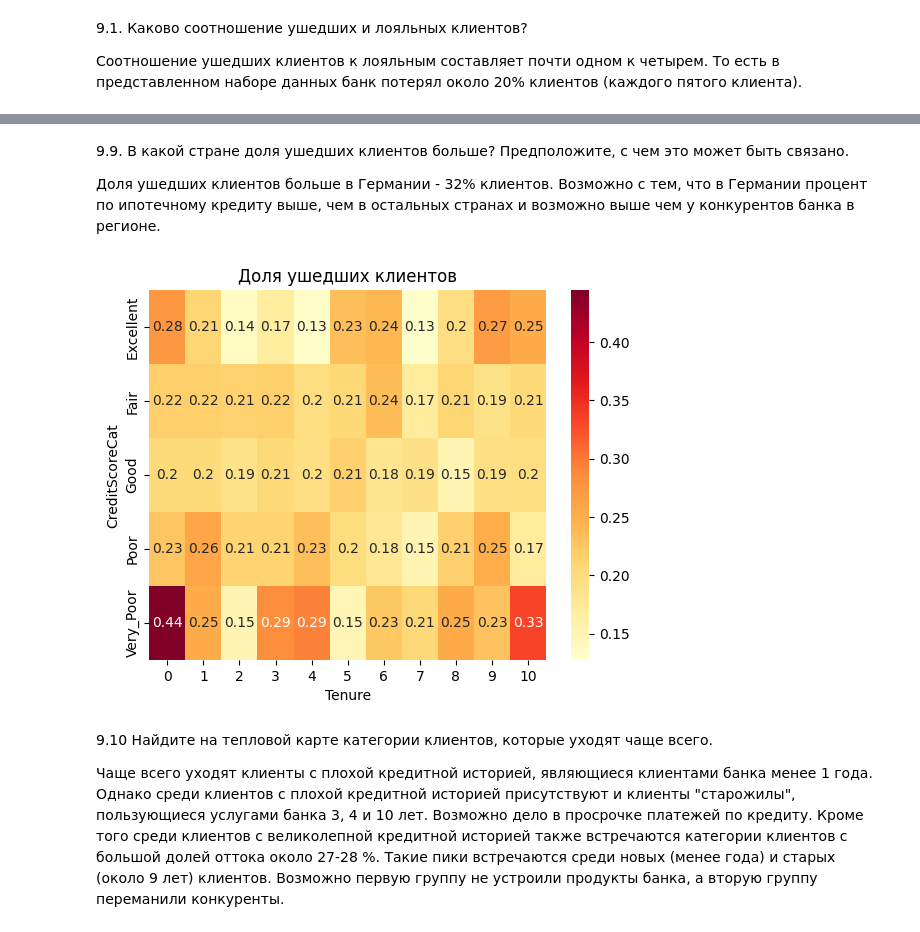
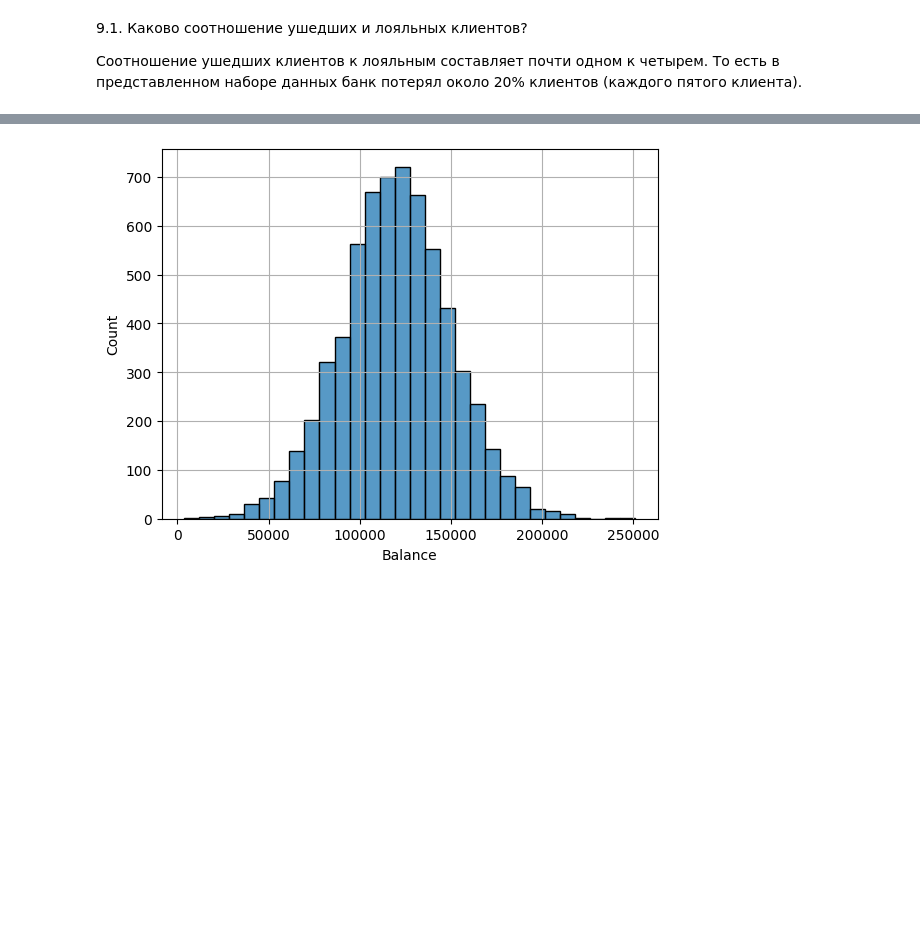
Before and after one commit to DmitVasilev/DS_1, a Jupyter notebook: project_0.5/module Python13.ipynb, the cells around one changed output, grey strips where cells are left out. Cells and saved outputs as stored; diff of their text form; code cells hidden in the pictures; blank space fills up the shorter version.

```diff
--- a/project_0.5/module Python13.ipynb
+++ b/project_0.5/module Python13.ipynb
@@ -282,48 +98,11 @@ fig.show()
-# %% [markdown]
-9.9. В какой стране доля ушедших клиентов больше? Предположите, с чем это может быть связано.
-
-Доля ушедших клиентов больше в Германии - 32% клиентов. Возможно с тем, что в Германии процент по ипотечному кредиту выше, чем в остальных странах и возможно выше чем у конкурентов банка в регионе.
-# %%
-# 9.10. Переведите числовой признак CreditScore в категориальный.
-# Для этого воспользуйтесь функцией get_credit_score_cat(), которая приведена ниже.
-# Примените её к столбцу CreditScore и создайте новый признак CreditScoreCat — категории кредитного рейтинга.
-
-def get_credit_score_cat(credit_score):
-    if credit_score >= 300 and credit_score < 500:
-        return "Very_Poor"
-    elif credit_score >= 500 and credit_score < 601:
-        return "Poor"
-    elif credit_score >= 601 and credit_score < 661:
-        return "Fair"
-    elif credit_score >= 661 and credit_score < 781:
-        return "Good"
-    elif credit_score >= 781 and credit_score < 851:
-        return "Excellent"
-    elif credit_score >= 851:
-        return "Top"
-    elif credit_score < 300:
-        return "Deep"
-
-churn_data['CreditScoreCat'] = churn_data['CreditScore'].apply(get_credit_score_cat)
-
-# Постройте сводную таблицу, строками которой являются категории кредитного рейтинга (CreditScoreCat),
-# а столбцами — количество лет, в течение которых клиент пользуется услугами банка (Tenure).
-# В ячейках сводной таблицы должно находиться среднее по признаку оттока (Exited) — доля ушедших пользователей.
-# На основе полученной сводной таблицы постройте тепловую карту с аннотацией.
-# Найдите на тепловой карте категории клиентов, которые уходят чаще всего.
-
-pivot = churn_data.pivot_table(
-    values='Exited',
-    index='CreditScoreCat',
-    columns='Tenure'
-    )
-
-fig = sns.heatmap(data=pivot, cmap='YlOrRd', annot=True)
-fig.set_title('Доля ушедших клиентов');
-#fig.xaxis.tick_label()
-# %% [output]
-[figure, removed]
-# %% [markdown]
-9.10 Найдите на тепловой карте категории клиентов, которые уходят чаще всего.
-
-Чаще всего уходят клиенты с плохой кредитной историей, являющиеся клиентами банка менее 1 года. Однако среди клиентов с плохой кредитной историей присутствуют и клиенты "старожилы", пользующиеся услугами банка 3, 4 и 10 лет. Возможно дело в просрочке платежей по кредиту. Кроме того среди клиентов с великолепной кредитной историей также встречаются категории клиентов с большой долей оттока около 27-28 %. Такие пики встречаются среди новых (менее года) и старых (около 9 лет) клиентов. Возможно первую группу не устроили продукты банка, а вторую группу переманили конкуренты.
+# %%
+hist = sns.histplot(balance_df['Balance'], bins=30,
+             #stat='count'
+             )
+#hist.set_xlim(0, 300000)
+hist.grid()
+
+
+#hist.set_xticks(range(0, 300000, 50000));
+# %% [output]
+[figure, added]
```
Also changed, not shown: parts of 19 cells of this notebook, 11 other files.
